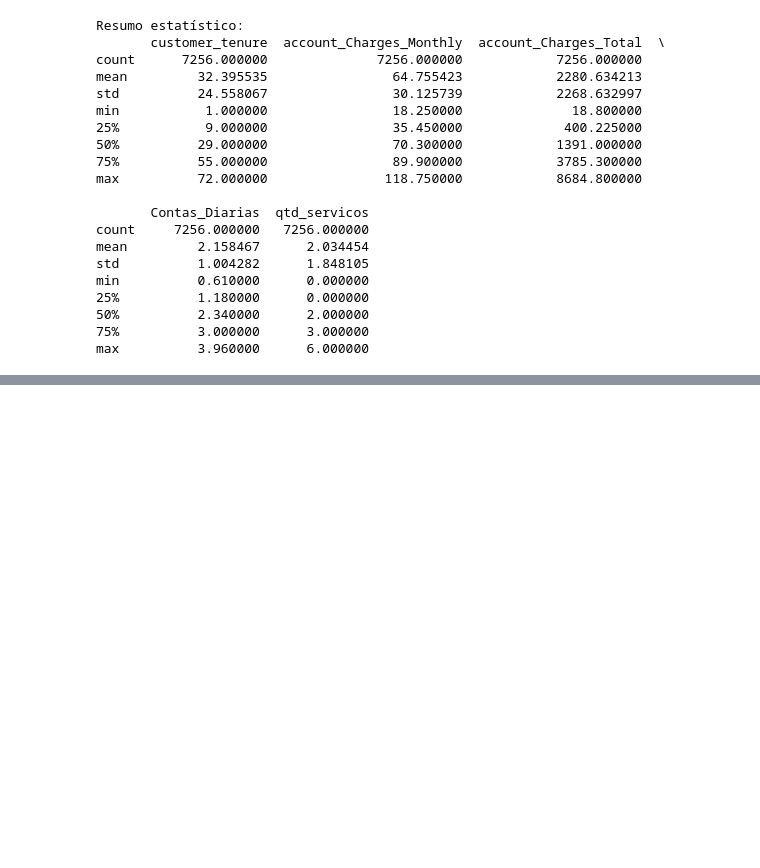
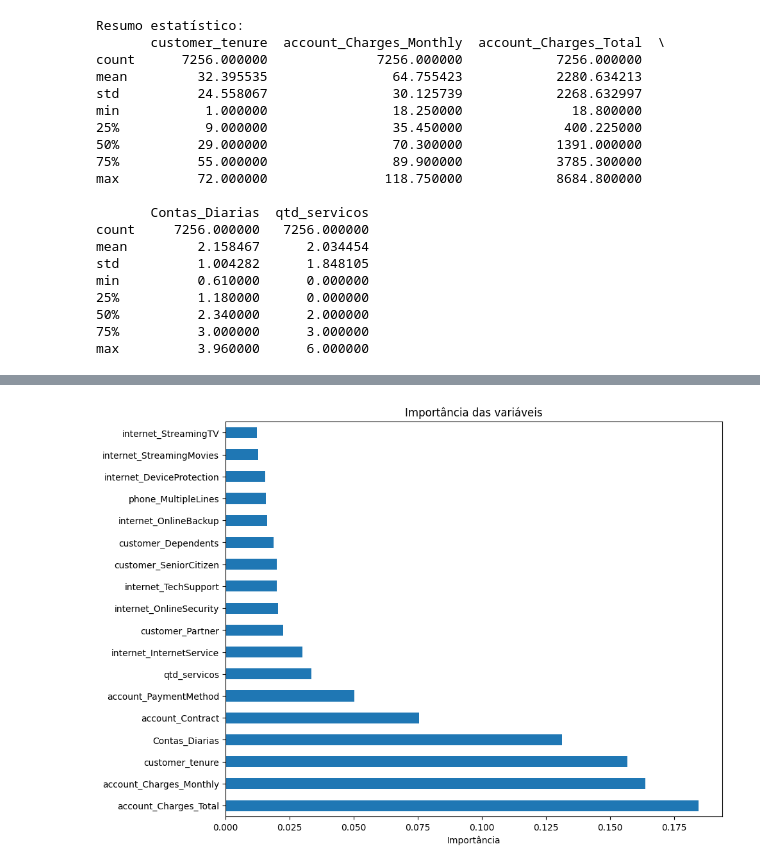
Before and after one commit to fggrava/Challenge_ONE_Data_Science_TelecomX-_2---Prevendo-Churn, a Jupyter notebook: Challenge_ONE_Data_Science_TelecomX__2_Prevendo_Churn.ipynb, the cells around one changed output, grey strips where cells are left out. Saved outputs shown, nothing was run; the diff lists cells and outputs as text; code cells hidden in the pictures; blank space fills up the shorter version.

```diff
--- a/Challenge_ONE_Data_Science_TelecomX__2_Prevendo_Churn.ipynb
+++ b/Challenge_ONE_Data_Science_TelecomX__2_Prevendo_Churn.ipynb
@@ -45,0 +101,28 @@ max          3.960000      6.000000
+# %%
+# Eliminar colunas não úteis
+drop_cols = ['customerID', 'customer_gender', 'phone_PhoneService', 'account_PaperlessBilling']
+df_clean = df.drop(columns=drop_cols)
+
+# Verificar importância das variáveis com modelo simples
+from sklearn.ensemble import RandomForestClassifier
+from sklearn.model_selection import train_test_split
+
+# Preparando dados
+X = df_clean.drop('Churn', axis=1)
+y = df_clean['Churn'].astype(int)
+
+# Codificação de variáveis categóricas (simples)
+X = pd.get_dummies(X)
+
+# Treinamento básico para análise de importância
+X_train, X_test, y_train, y_test = train_test_split(X, y, test_size=0.2, random_state=42)
+model = RandomForestClassifier(random_state=42)
+model.fit(X_train, y_train)
+
+# Plotar importância
+feat_importances = pd.Series(model.feature_importances_, index=X.columns)
+feat_importances.nlargest(20).plot(kind='barh', figsize=(10, 8), title="Importância das variáveis")
+plt.xlabel("Importância")
+plt.show()
+# %% [output]
+[figure, added]
```
Also changed, not shown: parts of 18 cells of this notebook.
